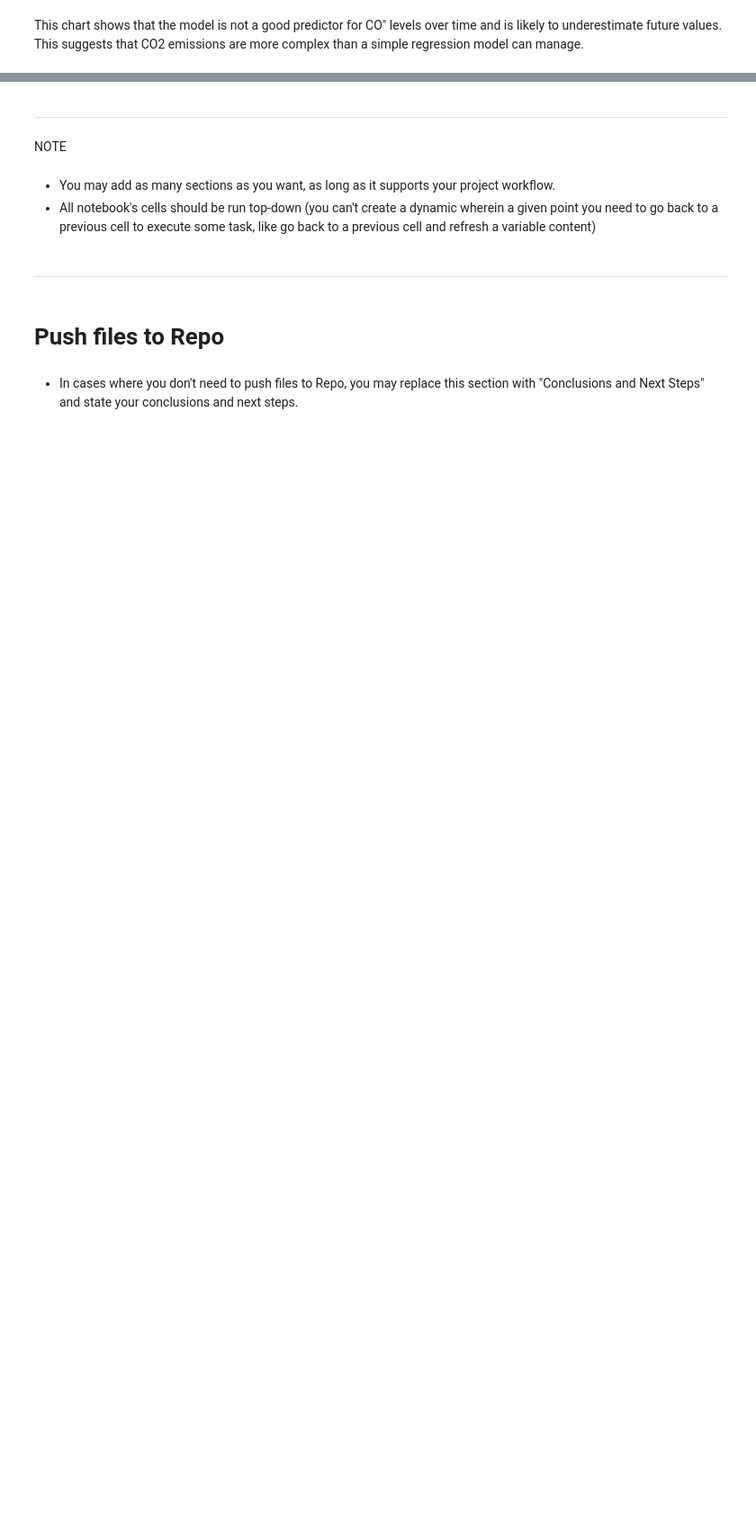
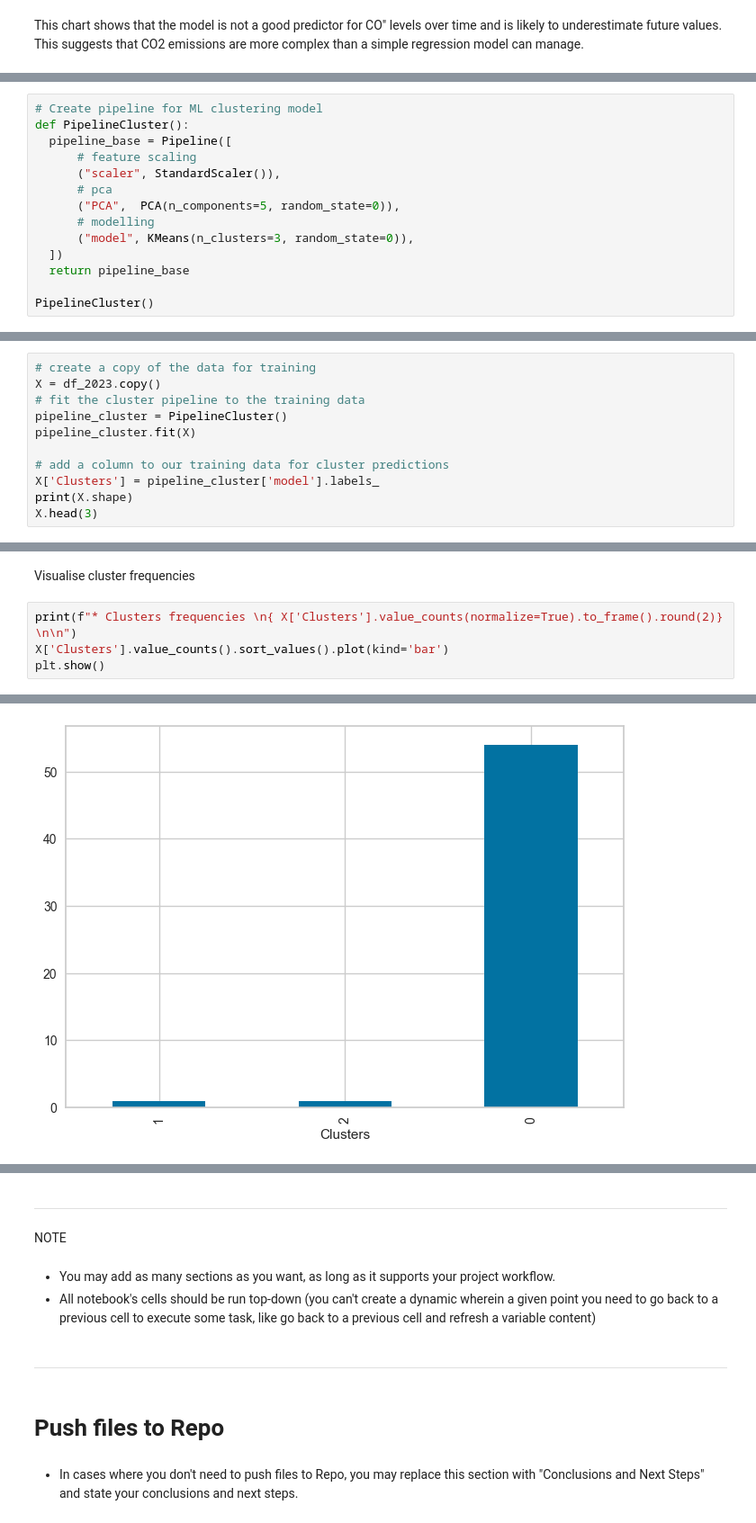
Before and after one commit to EmilyWithycombe/co2-emissions, a Jupyter notebook: jupyter_notebooks/03_ml_model.ipynb, the cells around one changed output, grey strips where cells are left out. Shown at 90% size. Saved outputs shown, nothing was run; the diff lists cells and outputs as text; blank space fills up the shorter version.

```diff
--- a/jupyter_notebooks/03_ml_model.ipynb
+++ b/jupyter_notebooks/03_ml_model.ipynb
@@ -173,0 +326,14 @@ pipeline_linear_regression()
+# %%
+# Create pipeline for ML clustering model
+def PipelineCluster():
+  pipeline_base = Pipeline([
+      # feature scaling
+      ("scaler", StandardScaler()),
+      # pca
+      ("PCA",  PCA(n_components=5, random_state=0)),
+      # modelling
+      ("model", KMeans(n_clusters=3, random_state=0)),
+  ])
+  return pipeline_base
+
+PipelineCluster()
@@ -173,0 +346,11 @@ pipeline_linear_regression()
+# %%
+# create a copy of the data for training
+X = df_2023.copy()
+# fit the cluster pipeline to the training data
+pipeline_cluster = PipelineCluster()
+pipeline_cluster.fit(X)
+
+# add a column to our training data for cluster predictions
+X['Clusters'] = pipeline_cluster['model'].labels_
+print(X.shape)
+X.head(3)
@@ -173,0 +364,7 @@ pipeline_linear_regression()
+# %% [markdown]
+Visualise cluster frequencies
+# %%
+print(f"* Clusters frequencies \n{ X['Clusters'].value_counts(normalize=True).to_frame().round(2)} \n\n")
+X['Clusters'].value_counts().sort_values().plot(kind='bar')
+plt.show()
+# %% [output]
@@ -173,0 +377 @@ pipeline_linear_regression()
+[figure, added]
```
Also changed, not shown: parts of 49 cells of this notebook.
